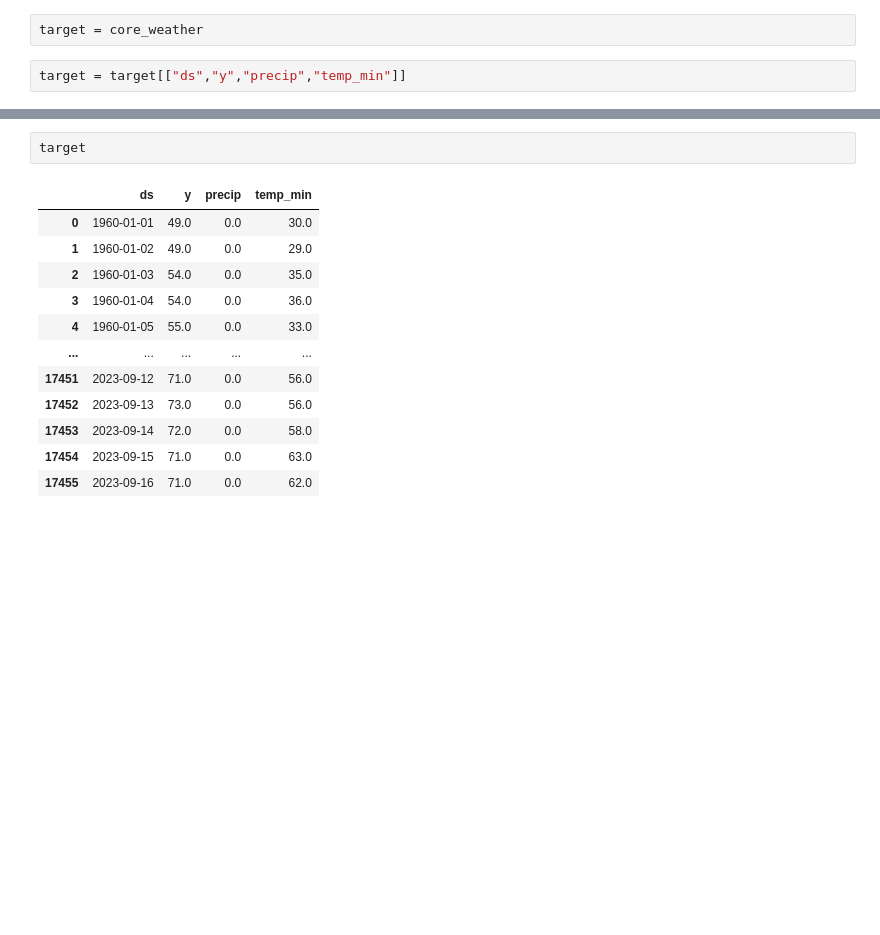
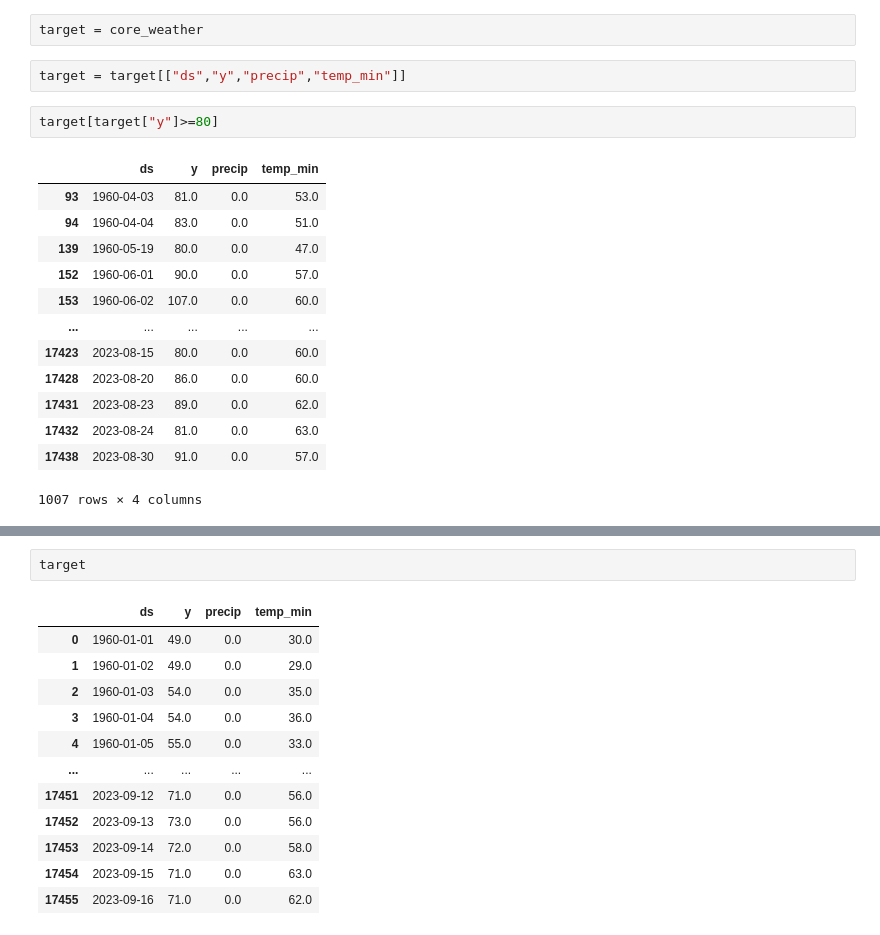
Before and after one commit to MerinGM/Neuralprophet_Weather_forecast, a Jupyter notebook: Neuralpp.ipynb, the cells around one changed output, grey strips where cells are left out. Cells and saved outputs as stored; diff of their text form; blank space fills up the shorter version.

```diff
--- a/Neuralpp.ipynb
+++ b/Neuralpp.ipynb
@@ -49,3 +49,19 @@ core_weather = core_weather.ffill()
 target = core_weather
 # %%
 target = target[["ds","y","precip","temp_min"]]
+# %%
+target[target["y"]>=80]
+# %% [output]
+|  | ds | y | precip | temp_min |
+| 93 | 1960-04-03 | 81.0 | 0.0 | 53.0 |
+| 94 | 1960-04-04 | 83.0 | 0.0 | 51.0 |
+| 139 | 1960-05-19 | 80.0 | 0.0 | 47.0 |
+| 152 | 1960-06-01 | 90.0 | 0.0 | 57.0 |
+| 153 | 1960-06-02 | 107.0 | 0.0 | 60.0 |
+| ... | ... | ... | ... | ... |
+| 17423 | 2023-08-15 | 80.0 | 0.0 | 60.0 |
+| 17428 | 2023-08-20 | 86.0 | 0.0 | 60.0 |
+| 17431 | 2023-08-23 | 89.0 | 0.0 | 62.0 |
+| 17432 | 2023-08-24 | 81.0 | 0.0 | 63.0 |
+| 17438 | 2023-08-30 | 91.0 | 0.0 | 57.0 |
+1007 rows × 4 columns
```
Also changed, not shown: parts of 10 cells of this notebook.
